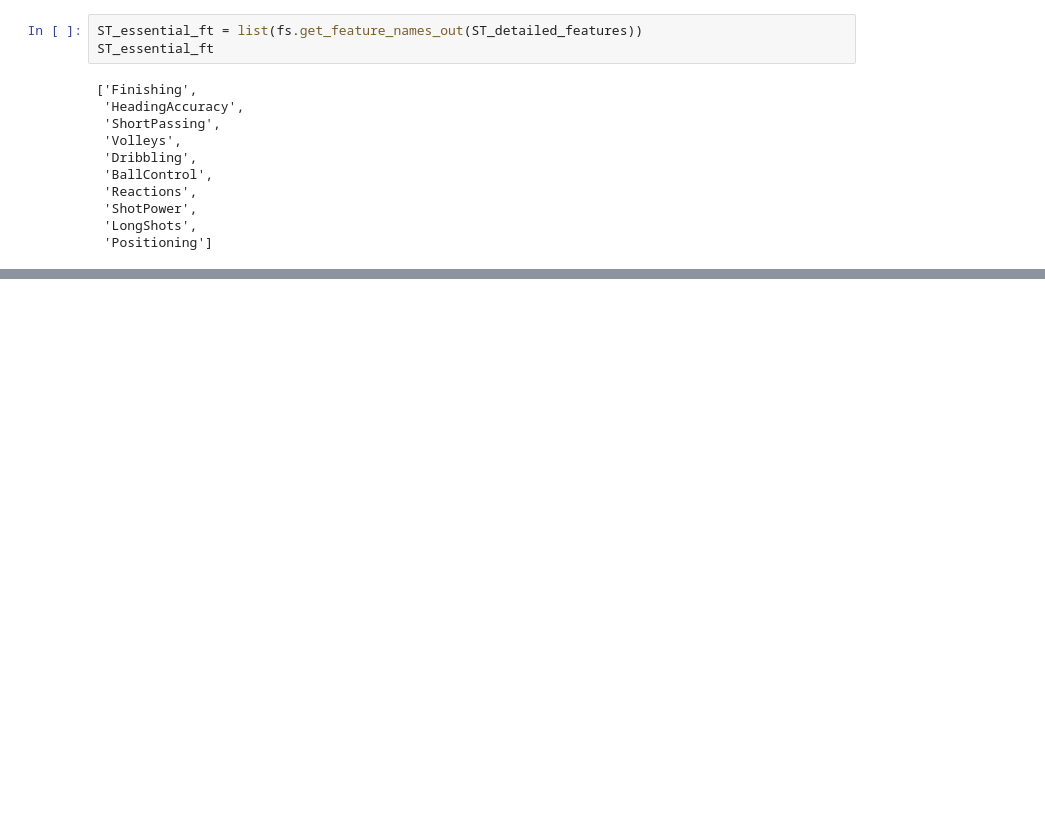
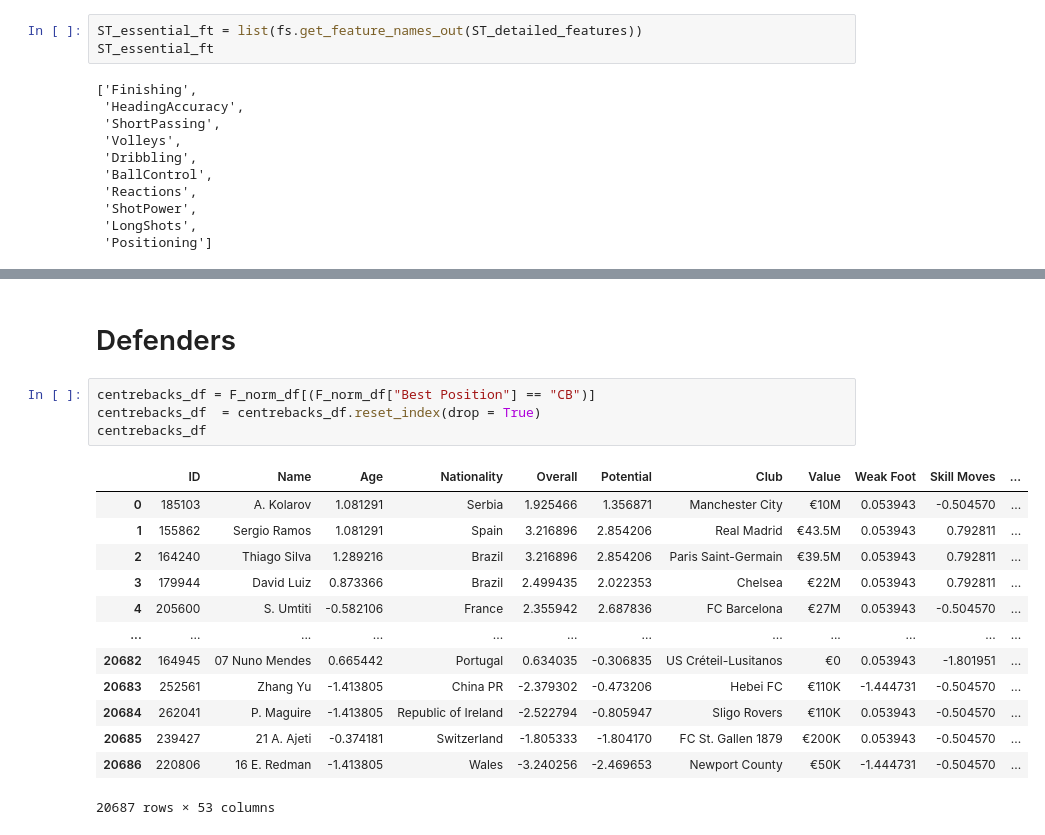
Before and after one commit to Blu-FiBEr/Scoutify, a Jupyter notebook: ClubToPlayer.ipynb, the cells around one changed output, grey strips where cells are left out. Cells and saved outputs as stored; diff of their text form; blank space fills up the shorter version.

```diff
--- a/ClubToPlayer.ipynb
+++ b/ClubToPlayer.ipynb
@@ -272,0 +409,20 @@ ST_essential_ft
+# %% [markdown]
+# Defenders
+# %%
+centrebacks_df = F_norm_df[(F_norm_df["Best Position"] == "CB")]
+centrebacks_df  = centrebacks_df.reset_index(drop = True)
+centrebacks_df
+# %% [output]
+|  | ID | Name | Age | Nationality | Overall | Potential | Club | Value | Weak Foot | Skill Moves | ... |
+| 0 | 185103 | A. Kolarov | 1.081291 | Serbia | 1.925466 | 1.356871 | Manchester City | €10M | 0.053943 | -0.504570 | ... |
+| 1 | 155862 | Sergio Ramos | 1.081291 | Spain | 3.216896 | 2.854206 | Real Madrid | €43.5M | 0.053943 | 0.792811 | ... |
+| 2 | 164240 | Thiago Silva | 1.289216 | Brazil | 3.216896 | 2.854206 | Paris Saint-Germain | €39.5M | 0.053943 | 0.792811 | ... |
+| 3 | 179944 | David Luiz | 0.873366 | Brazil | 2.499435 | 2.022353 | Chelsea | €22M | 0.053943 | 0.792811 | ... |
+| 4 | 205600 | S. Umtiti | -0.582106 | France | 2.355942 | 2.687836 | FC Barcelona | €27M | 0.053943 | -0.504570 | ... |
+| ... | ... | ... | ... | ... | ... | ... | ... | ... | ... | ... | ... |
+| 20682 | 164945 | 07 Nuno Mendes | 0.665442 | Portugal | 0.634035 | -0.306835 | US Créteil-Lusitanos | €0 | 0.053943 | -1.801951 | ... |
+| 20683 | 252561 | Zhang Yu | -1.413805 | China PR | -2.379302 | -0.473206 | Hebei FC | €110K | -1.444731 | -0.504570 | ... |
+| 20684 | 262041 | P. Maguire | -1.413805 | Republic of Ireland | -2.522794 | -0.805947 | Sligo Rovers | €110K | 0.053943 | -0.504570 | ... |
+| 20685 | 239427 | 21 A. Ajeti | -0.374181 | Switzerland | -1.805333 | -1.804170 | FC St. Gallen 1879 | €200K | 0.053943 | -0.504570 | ... |
+| 20686 | 220806 | 16 E. Redman | -1.413805 | Wales | -3.240256 | -2.469653 | Newport County | €50K | -1.444731 | -0.504570 | ... |
+20687 rows × 53 columns
```
Also changed, not shown: parts of 23 cells of this notebook.
